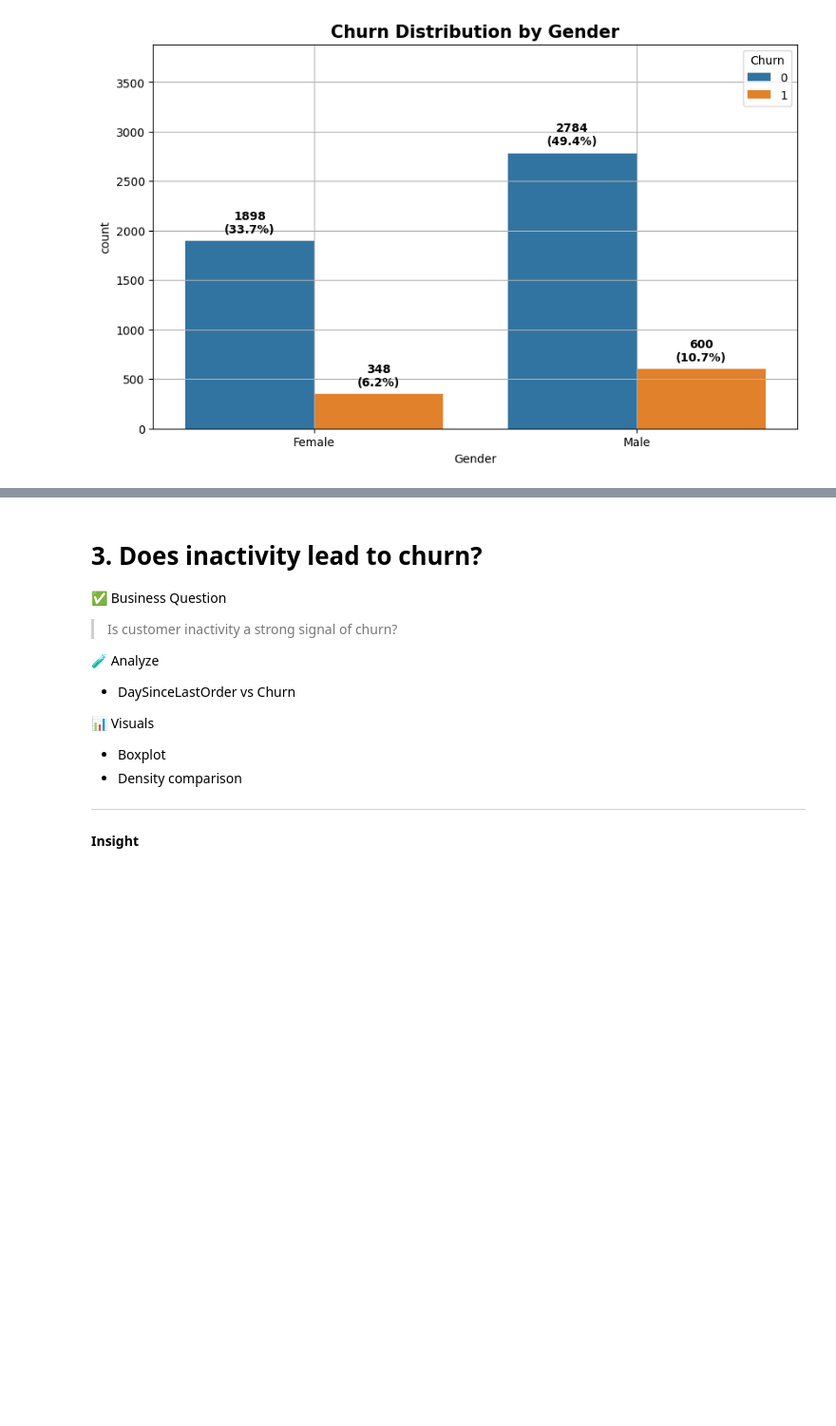
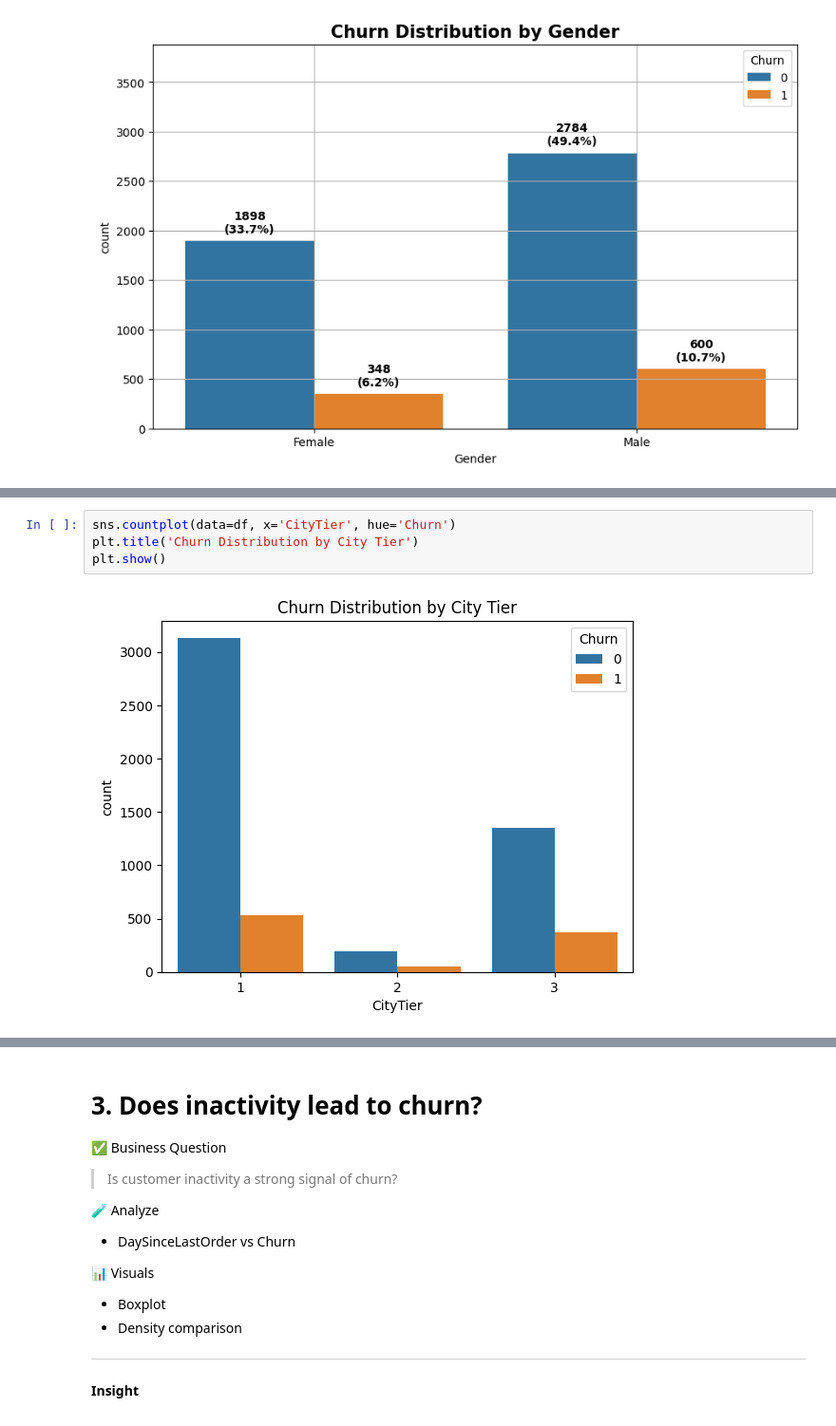
Before and after one commit to shivamtyagi577/E-commerce-Customer-End-to-End-Churn, a Jupyter notebook: Customer_Churn_Analysis_E_Commerce.ipynb, the cells around one changed output, grey strips where cells are left out. Shown at 95% size. Drawn from its saved outputs; the diff is of its cells as text; blank space fills up the shorter version.

```diff
--- a/Customer_Churn_Analysis_E_Commerce.ipynb
+++ b/Customer_Churn_Analysis_E_Commerce.ipynb
@@ -632,0 +722,6 @@ plt.show()
+# %%
+sns.countplot(data=df, x='CityTier', hue='Churn')
+plt.title('Churn Distribution by City Tier')
+plt.show()
+# %% [output]
+[figure, added]
```
Also changed, not shown: parts of 22 cells of this notebook.
